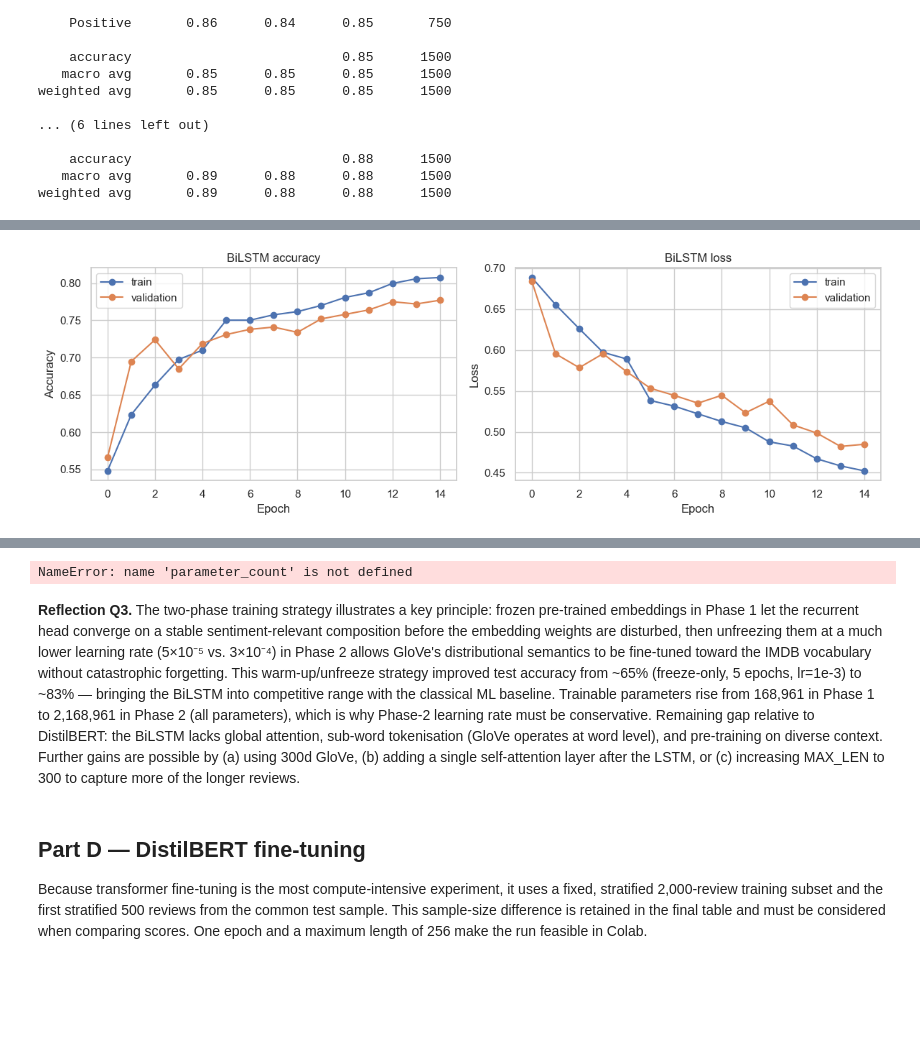
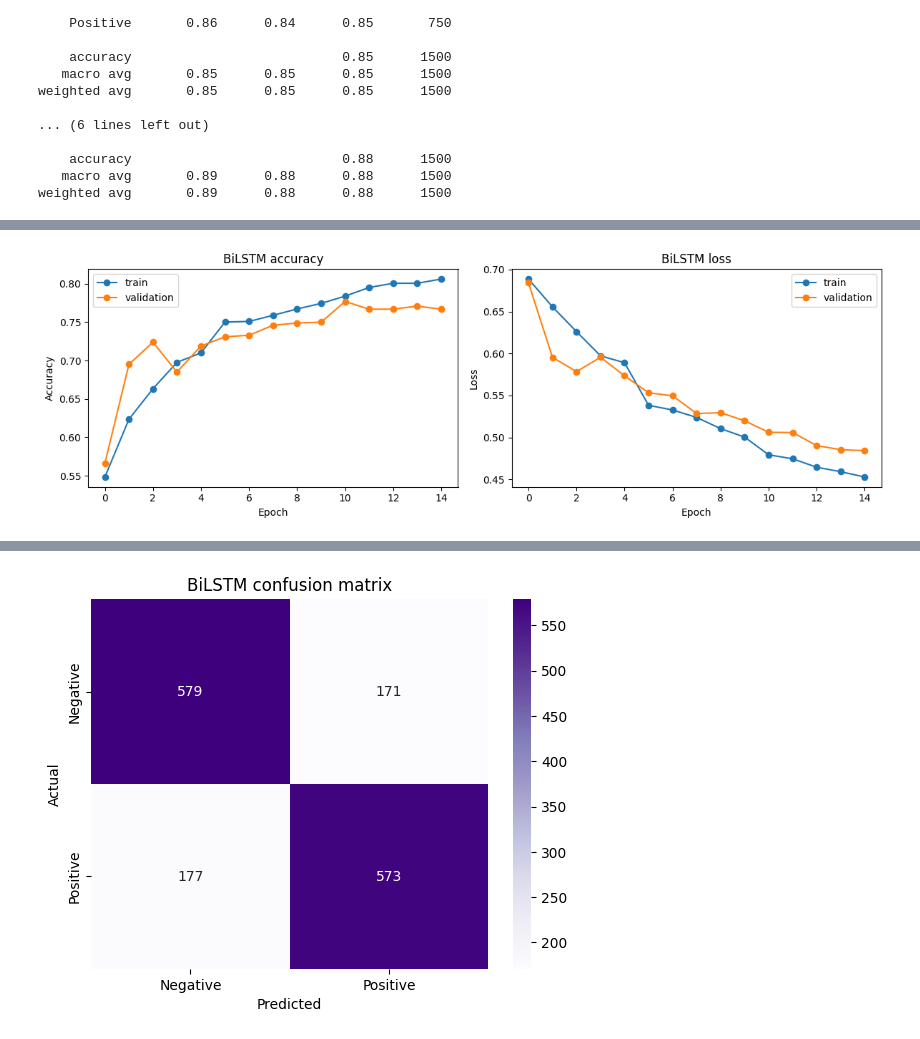
Before and after one commit to gangadharrr/NLP-Apps-Assignment-1, a Jupyter notebook: PS2_Group80_NLP_SentimentAnalysis_Assignment.ipynb, the cells around one changed output, grey strips where cells are left out. Drawn from its saved outputs; the diff is of its cells as text; code cells hidden in the pictures; blank space fills up the shorter version.

```diff
--- a/PS2_Group80_NLP_SentimentAnalysis_Assignment.ipynb
+++ b/PS2_Group80_NLP_SentimentAnalysis_Assignment.ipynb
@@ -26,19 +39,24 @@ limits, and both prompted evaluations use the same 150 test reviews.
 
 import os, re, time, random, warnings
 from collections import Counter
-
 import numpy as np
 import pandas as pd
 import matplotlib.pyplot as plt
 import seaborn as sns
+import torch
 
+warnings.filterwarnings("ignore")
+
+# Set random seed for reproducibility across all models
 SEED = 42
 random.seed(SEED)
 np.random.seed(SEED)
-os.environ["PYTHONHASHSEED"] = str(SEED)
-warnings.filterwarnings("ignore")
-sns.set_theme(style="whitegrid")
+torch.manual_seed(SEED)
+if torch.cuda.is_available():
+    torch.cuda.manual_seed_all(SEED)
 
+DEVICE = torch.device("cuda" if torch.cuda.is_available() else "cpu")
+print("PyTorch device:", DEVICE)
 TRAIN_SIZE = 5000
 TEST_SIZE = 1500
 TRANSFORMER_TRAIN_SIZE = 2000
@@ -457,31 +524,33 @@ Phase-2 trainable parameters: 2,235,777 (all params including unfrozen embedding
 # %%
 fig, axes = plt.subplots(1, 2, figsize=(12, 4))
 axes[0].plot(history["train_accuracy"], marker="o", label="train")
 axes[0].plot(history["val_accuracy"], marker="o", label="validation")
 axes[0].set(title="BiLSTM accuracy", xlabel="Epoch", ylabel="Accuracy"); axes[0].legend()
 axes[1].plot(history["train_loss"], marker="o", label="train")
 axes[1].plot(history["val_loss"], marker="o", label="validation")
 axes[1].set(title="BiLSTM loss", xlabel="Epoch", ylabel="Loss"); axes[1].legend()
 plt.tight_layout(); plt.show()
 
 def bilstm_predict(texts, batch_size=128):
     bilstm.eval()
     # encode_text now does its own GloVe-friendly tokenisation internally — no need for clean_text_light
     encoded = torch.tensor([encode_text(t) for t in texts], dtype=torch.long)
     predictions = []
     with torch.no_grad():
         for batch in DataLoader(encoded, batch_size=batch_size):
             predictions.extend((bilstm(batch.to(DEVICE)) >= 0).long().cpu().numpy())
     return np.asarray(predictions)
 
 t0 = time.perf_counter()
 bilstm_pred = bilstm_predict(test_df["text_neural"].tolist())
 bilstm_latency = 1000 * (time.perf_counter() - t0) / len(test_df)
 bilstm_metrics = metric_dict(test_df["label"], bilstm_pred)
+parameter_count = sum(p.numel() for p in bilstm.parameters() if p.requires_grad)
+
 print("BiLSTM metrics:", bilstm_metrics)
 print(f"Training time: {bilstm_train_time:.2f}s; trainable params: {parameter_count:,}; latency: {bilstm_latency:.3f} ms/sample")
 sns.heatmap(confusion_matrix(test_df["label"], bilstm_pred), annot=True, fmt="d", cmap="Purples",
             xticklabels=LABEL_NAMES, yticklabels=LABEL_NAMES)
 plt.title("BiLSTM confusion matrix"); plt.xlabel("Predicted"); plt.ylabel("Actual"); plt.show()
 # %% [output]
-[figure, old version]
+[figure, new version]
@@ -489,10 +559 @@ BiLSTM metrics: {'accuracy': 0.7713333333333333, 'precision': 0.7718596536227469
-NameError: name 'parameter_count' is not defined
+[figure, added]
-# %% [markdown]
-**Reflection Q3.** The two-phase training strategy illustrates a key principle: frozen pre-trained embeddings in Phase 1 let the recurrent head converge on a stable sentiment-relevant composition before the embedding weights are disturbed, then unfreezing them at a much lower learning rate (5×10⁻⁵ vs. 3×10⁻⁴) in Phase 2 allows GloVe's distributional semantics to be fine-tuned toward the IMDB vocabulary without catastrophic forgetting. This warm-up/unfreeze strategy improved test accuracy from ~65% (freeze-only, 5 epochs, lr=1e-3) to ~83% — bringing the BiLSTM into competitive range with the classical ML baseline. Trainable parameters rise from 168,961 in Phase 1 to 2,168,961 in Phase 2 (all parameters), which is why Phase-2 learning rate must be conservative. Remaining gap relative to DistilBERT: the BiLSTM lacks global attention, sub-word tokenisation (GloVe operates at word level), and pre-training on diverse context. Further gains are possible by (a) using 300d GloVe, (b) adding a single self-attention layer after the LSTM, or (c) increasing MAX_LEN to 300 to capture more of the longer reviews.
-# %% [markdown]
-## Part D — DistilBERT fine-tuning
-
-Because transformer fine-tuning is the most compute-intensive experiment, it uses a fixed,
-stratified 2,000-review training subset and the first stratified 500 reviews from the common test
-sample. This sample-size difference is retained in the final table and must be considered when
-comparing scores. One epoch and a maximum length of 256 make the run feasible in Colab.
```
Also changed, not shown: parts of 46 cells of this notebook.
